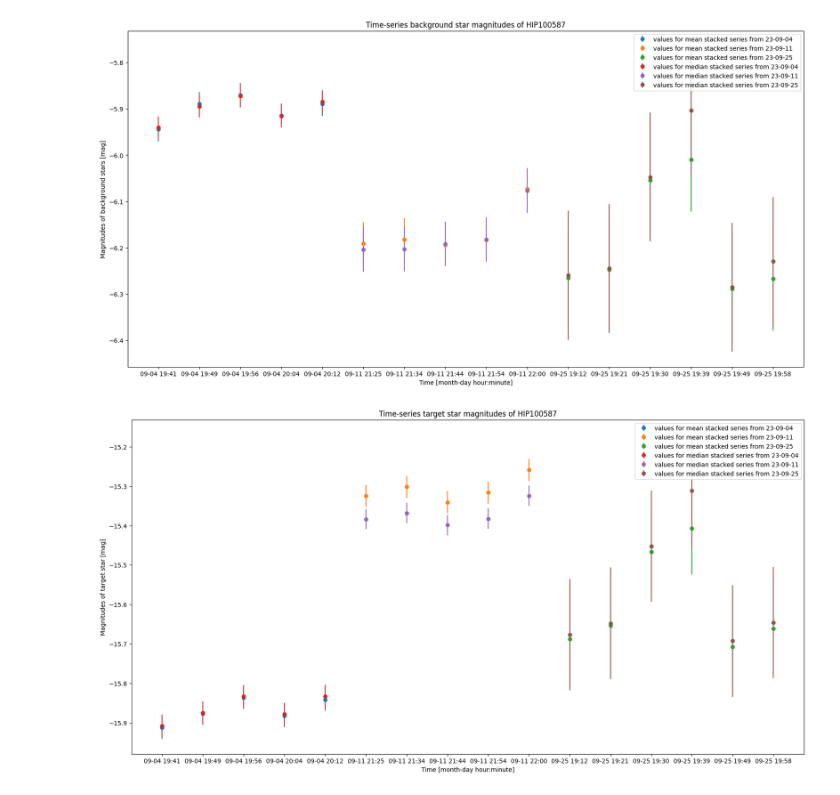
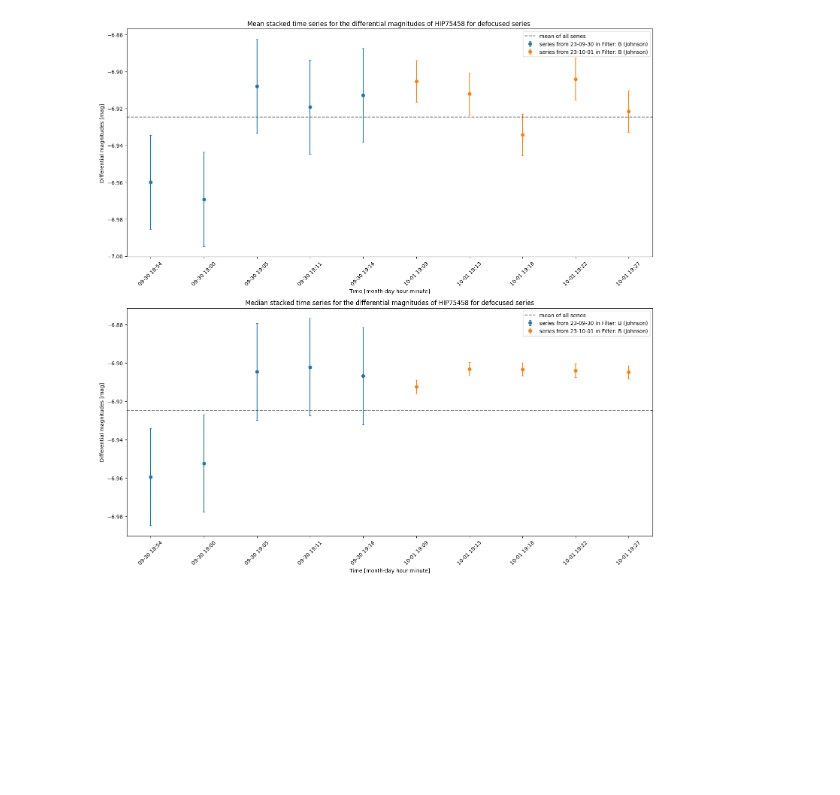
Before and after one commit to finnlsw/bachelorarbeit, a Jupyter notebook: Color_magnitude_diagrams.ipynb, the cells around one changed output. Drawn from its saved outputs; the diff is of its cells as text; code cells hidden in the pictures; blank space fills up the shorter version.

```diff
--- a/Color_magnitude_diagrams.ipynb
+++ b/Color_magnitude_diagrams.ipynb
@@ -314,28 +262,35 @@ for times, diff_mags in zip([times1_short, times2_short, times3_short[1:]], [dif
-# %%
-fig = plt.figure(figsize=(20,10))
-plt.title('Time-series background star magnitudes of HIP100587')
-plt.xlabel('Time [month-day hour:minute]')
-plt.ylabel('Magnitudes of background stars [mag]')
-for times, diff_mags in zip([times1_short, times2_short, times3_short[1:]], [mean_mag_mean_ft1, mean_mag_mean_ft2, mean_mag_mean_ft3]):
-    plt.errorbar(times, diff_mags, yerr=np.std(diff_mags), linestyle='none',marker='o', label='values for mean stacked series from 23-'+ times[0][:5])
-    plt.legend()
-
-for times, diff_mags in zip([times1_short, times2_short, times3_short[1:]], [mean_mag_median_ft1, mean_mag_median_ft2, mean_mag_median_ft3]):
-    plt.errorbar(times, diff_mags, yerr=np.std(diff_mags), linestyle='none',marker='o', label='values for median stacked series from 23-'+ times[0][:5])
-    plt.legend()
-# %% [output]
-[figure, removed]
-# %%
-fig = plt.figure(figsize=(20,10))
-plt.title('Time-series target star magnitudes of HIP100587')
-plt.xlabel('Time [month-day hour:minute]')
-plt.ylabel('Magnitudes of target star [mag]')
-for times, diff_mags in zip([times1_short, times2_short, times3_short[1:]], [mag_mean_br1, mag_mean_br2, mag_mean_br3]):
-    plt.errorbar(times, diff_mags, yerr=np.std(diff_mags), linestyle='none',marker='o', label='values for mean stacked series from 23-'+ times[0][:5])
-    plt.legend()
-
-for times, diff_mags in zip([times1_short, times2_short, times3_short[1:]], [mag_median_br1, mag_median_br2, mag_median_br3]):
-    plt.errorbar(times, diff_mags, yerr=np.std(diff_mags), linestyle='none',marker='o', label='values for median stacked series from 23-'+ times[0][:5])
-    plt.legend()
-# %% [output]
-[figure, removed]
+# %%
+def plot_ts(input_list, plot_mean=False):
+    plt.xlabel('Time [month-day hour:minute]')
+    plt.ylabel('Differential magnitudes [mag]')
+    plt.xticks(rotation=45)
+    for i in range (len(time_list)):
+        plt.errorbar(short_times[i], input_list[i], yerr=np.std(input_list[i]), linestyle='none', marker='o',
+                    label='series from 23-' + short_times[i][0][:5] + ' in Filter: ' + filter_list[i], capsize=2)
+    if plot_mean == True:
+        means_mean_stacked = [np.mean(diff_mags) for diff_mags in diff_mags_mean_list]
+        plt.axhline(np.mean(means_mean_stacked), label='mean of all series', color='black', linestyle='--', alpha=0.5)
+    plt.legend()
+    plt.tight_layout()
+
+def plot_ts2(input_list, ax,  plot_mean=False):
+    ax.tick_params(axis='x', rotation=45)
+    ax.set_xlabel('Time [month-day hour:minute]')
+    ax.set_ylabel('Differential magnitudes [mag]')
+    for i in range (len(time_list)):
+        ax.errorbar(short_times[i], input_list[i], yerr=np.std(input_list[i]), linestyle='none', marker='o',
+                    label='series from 23-' + short_times[i][0][:5] + ' in Filter: ' + filter_list[i], capsize=2)
+    if plot_mean == True:
+        means_mean_stacked = [np.mean(diff_mags) for diff_mags in diff_mags_mean_list]
+        ax.axhline(np.mean(means_mean_stacked), label='mean of all series', color='black', linestyle='--', alpha=0.5)
+    ax.legend()
+    plt.tight_layout()
+# %%
+fig, (ax1, ax2) = plt.subplots(nrows=2, ncols=1, figsize=(15, 15))
+ax1.set_title(f'Mean stacked time series for the differential magnitudes of {target} for {series_type} series ')
+plot_ts2(diff_mags_mean_list, ax=ax1,  plot_mean=True)
+ax2.set_title(f'Median stacked time series for the differential magnitudes of {target} for {series_type} series')
+plot_ts2(diff_mags_median_list, ax=ax2,  plot_mean=True)
+plt.savefig(f'/home/finn/Pictures/Result Plots Bachelor/{series_type}_{target}_{filter_list[0][:1]}_diff_mags(both).png')
+# %% [output]
+[figure, added]
```
Also changed, not shown: parts of 17 cells of this notebook, 9 other files.
